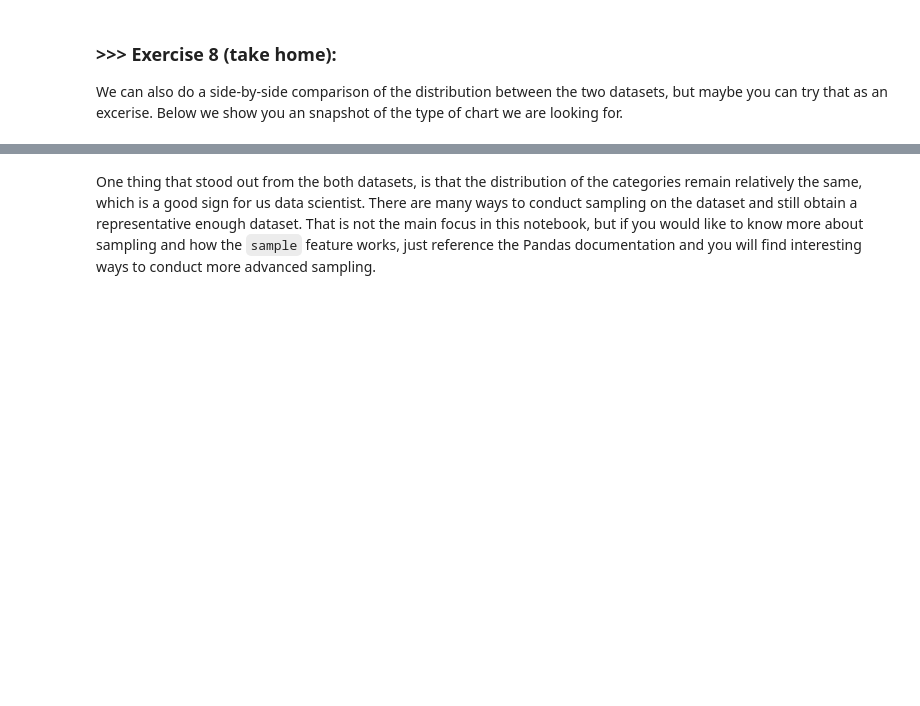
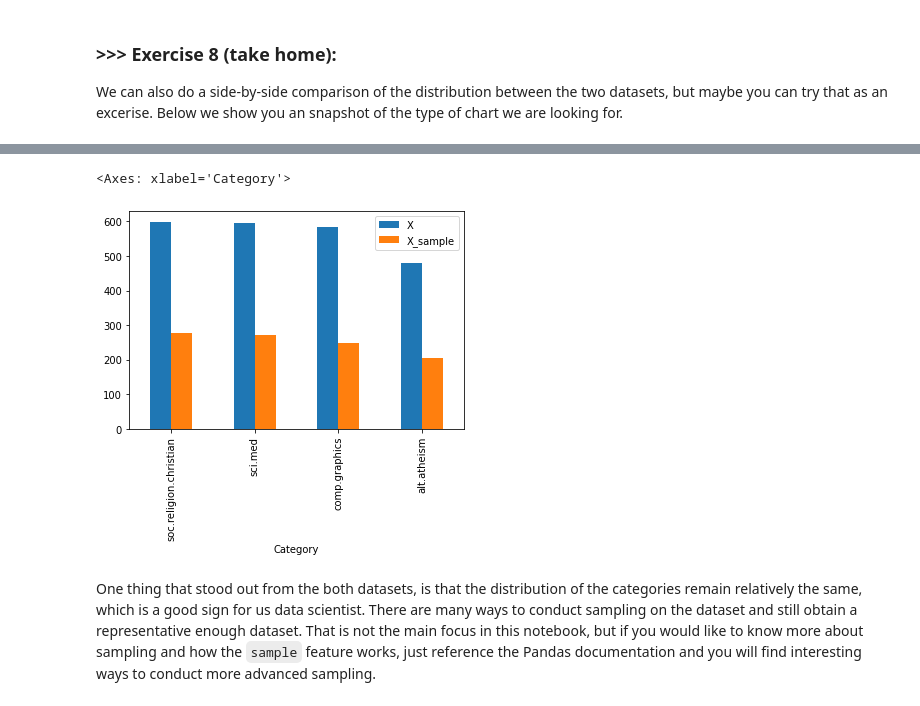
Before and after one commit to sonepanpan/DM2023-Lab1-Master, a Jupyter notebook: DM2023-Lab1-Master.ipynb, the cells around one changed output, grey strips where cells are left out. Saved outputs shown, nothing was run; the diff lists cells and outputs as text; code cells hidden in the pictures; blank space fills up the shorter version.

```diff
--- a/DM2023-Lab1-Master.ipynb
+++ b/DM2023-Lab1-Master.ipynb
@@ -748,0 +865,8 @@ We can also do a side-by-side comparison of the distribution between the two dat
+# %%
+count_X = dict(X.category_name.value_counts())
+count_X_sample = dict(X_sample.category_name.value_counts())
+# %%
+L = list(zip(list(count_X.keys()), list(count_X.values()),  list(count_X_sample.values())))
+# %%
+df = pd.DataFrame(L, columns=['Category', 'X', 'X_sample'])
+df
@@ -749,3 +879,11 @@ We can also do a side-by-side comparison of the distribution between the two dat
+# %%
+df.plot(x='Category',
+        kind='bar',
+        stacked=False,
+        )
+# %% [output]
+<Axes: xlabel='Category'>
+[figure, added]
 # %% [markdown]
 One thing that stood out from the both datasets, is that the distribution of the categories remain relatively the same, which is a good sign for us data scientist. There are many ways to conduct sampling on the dataset and still obtain a representative enough dataset. That is not the main focus in this notebook, but if you would like to know more about sampling and how the `sample` feature works, just reference the Pandas documentation and you will find interesting ways to conduct more advanced sampling.
 # %% [markdown]
```
Also changed, not shown: parts of 71 cells of this notebook, 10 other files.
